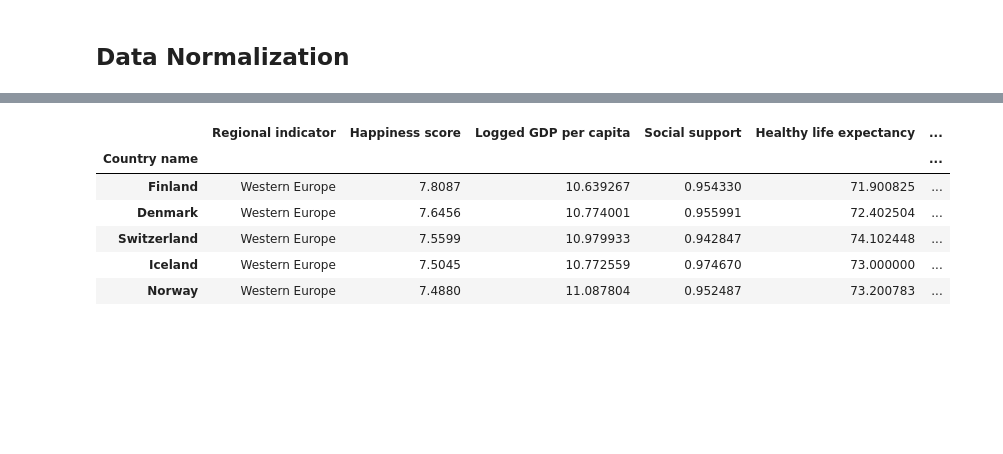
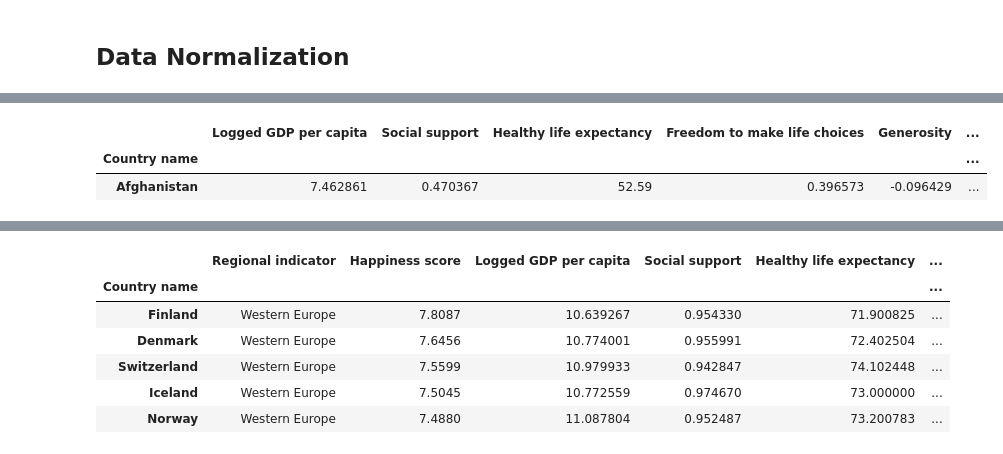
Before and after one commit to Ai-syss/Capstone, a Jupyter notebook: Capstone.ipynb, the cells around one changed output, grey strips where cells are left out. Cells and saved outputs as stored; diff of their text form; code cells hidden in the pictures; blank space fills up the shorter version.

```diff
--- a/Capstone.ipynb
+++ b/Capstone.ipynb
@@ -246,6 +297,10 @@ plt.show()
 # %%
-lastt=last.drop(columns=['Regional indicator','Ladder score'])
+lastt=last.drop(columns=['Regional indicator','Happiness score'])
 lastt
+# %% [output]
+|  | Logged GDP per capita | Social support | Healthy life expectancy | Freedom to make life choices | Generosity | ... |
+| Country name |  |  |  |  |  | ... |
+| Afghanistan | 7.462861 | 0.470367 | 52.59 | 0.396573 | -0.096429 | ... |
 # %%
 lastt.plot(kind='barh', figsize=(10, 5), color=['lightcoral','indianred','brown','firebrick', 'maroon', 'darkred', 'red'])
 
```
Also changed, not shown: parts of 21 cells of this notebook.
